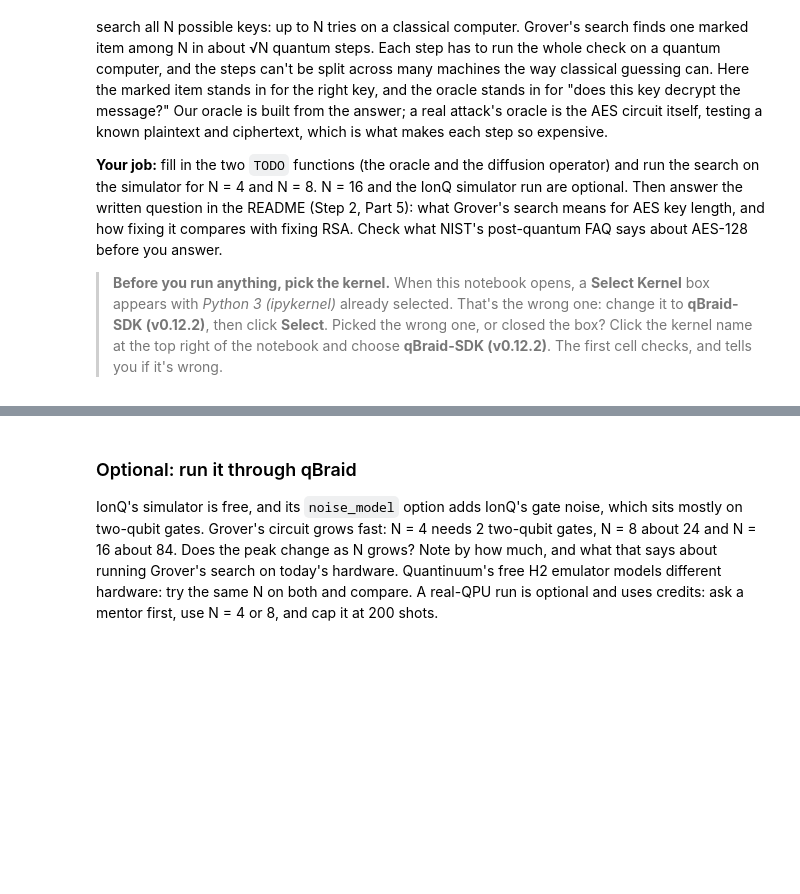
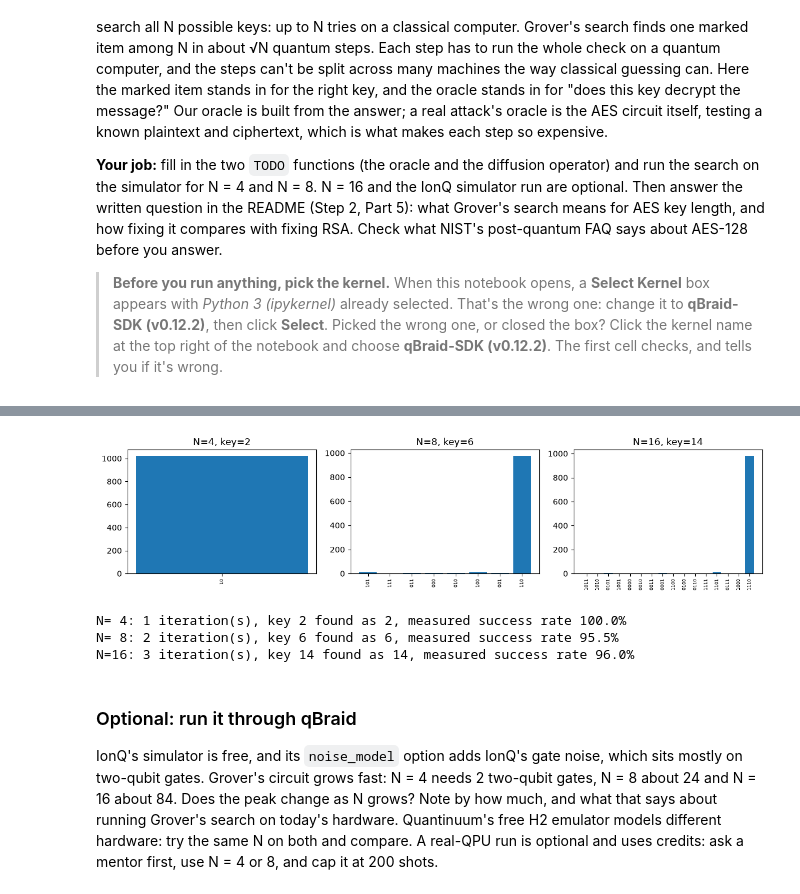
Before and after one commit to ekur1014/Qtopia, a Jupyter notebook: 2b_grover_symmetric_keys.ipynb, the cells around one changed output, grey strips where cells are left out. Saved outputs shown, nothing was run; the diff lists cells and outputs as text; code cells hidden in the pictures; blank space fills up the shorter version.

```diff
--- a/2b_grover_symmetric_keys.ipynb
+++ b/2b_grover_symmetric_keys.ipynb
@@ -56,11 +70,11 @@ def oracle(qc, qubits, marked):
 # %%
 def diffusion(qc, qubits):
     """Reflect the state about its average amplitude (the Grover diffuser)."""
-    # TODO: Implement the diffusion operator.
-    # Hint: H on all qubits, X on all qubits, a multi-controlled Z,
-    #       X on all qubits, H on all qubits.
-    # When your lines are in, delete the raise line below.
-    raise NotImplementedError("Implement the diffusion operator")
+    qc.h(qubits)
+    qc.x(qubits)
+    mcz(qc, qubits)          # flip the sign of |00...0> (in the rotated frame)
+    qc.x(qubits)
+    qc.h(qubits)
 # %%
 # Assemble the full Grover circuit (works once the TODOs are filled in)
 def build_grover(n, marked, iterations):
@@ -90,3 +109,26 @@ plt.xlabel("measured key"); plt.ylabel("counts"); plt.show()
+# %%
+# N = 4, 8 and 16: does the peak land on the secret key each time, and how sharp is it?
+# (Aer is noise-free; a perfect run of Grover's search still isn't 100% for N = 8 and 16.)
+results = {}
+fig, axes = plt.subplots(1, 3, figsize=(12, 3))
+for ax, N_i in zip(axes, (4, 8, 16)):
+    n_i = int(np.log2(N_i))
+    key_i = N_i - 2                                   # an arbitrary key to find
+    its = int(np.floor((np.pi / 4) * np.sqrt(N_i)))
+    qc_i = build_grover(n_i, key_i, its)
+    c_i = sim.run(transpile(qc_i, sim), shots=1024).result().get_counts()
+    top = max(c_i, key=c_i.get)
+    results[N_i] = (key_i, its, int(top, 2), c_i.get(format(key_i, f"0{n_i}b"), 0) / 1024)
+    ax.bar(c_i.keys(), c_i.values()); ax.set_title(f"N={N_i}, key={key_i}"); ax.tick_params(axis="x", labelrotation=90, labelsize=6)
+    assert int(top, 2) == key_i, f"N={N_i}: search peaked on {int(top, 2)}, not {key_i}"
+plt.tight_layout(); plt.show()
+for N_i, (key_i, its, found, p) in results.items():
+    print(f"N={N_i:2d}: {its} iteration(s), key {key_i} found as {found}, measured success rate {p:.1%}")
+# %% [output]
+[figure, added]
+N= 4: 1 iteration(s), key 2 found as 2, measured success rate 100.0%
+N= 8: 2 iteration(s), key 6 found as 6, measured success rate 95.5%
+N=16: 3 iteration(s), key 14 found as 14, measured success rate 96.0%
 # %% [markdown]
 ### Optional: run it through qBraid
 
```
Also changed, not shown: parts of 7 cells of this notebook, 2 other files.
